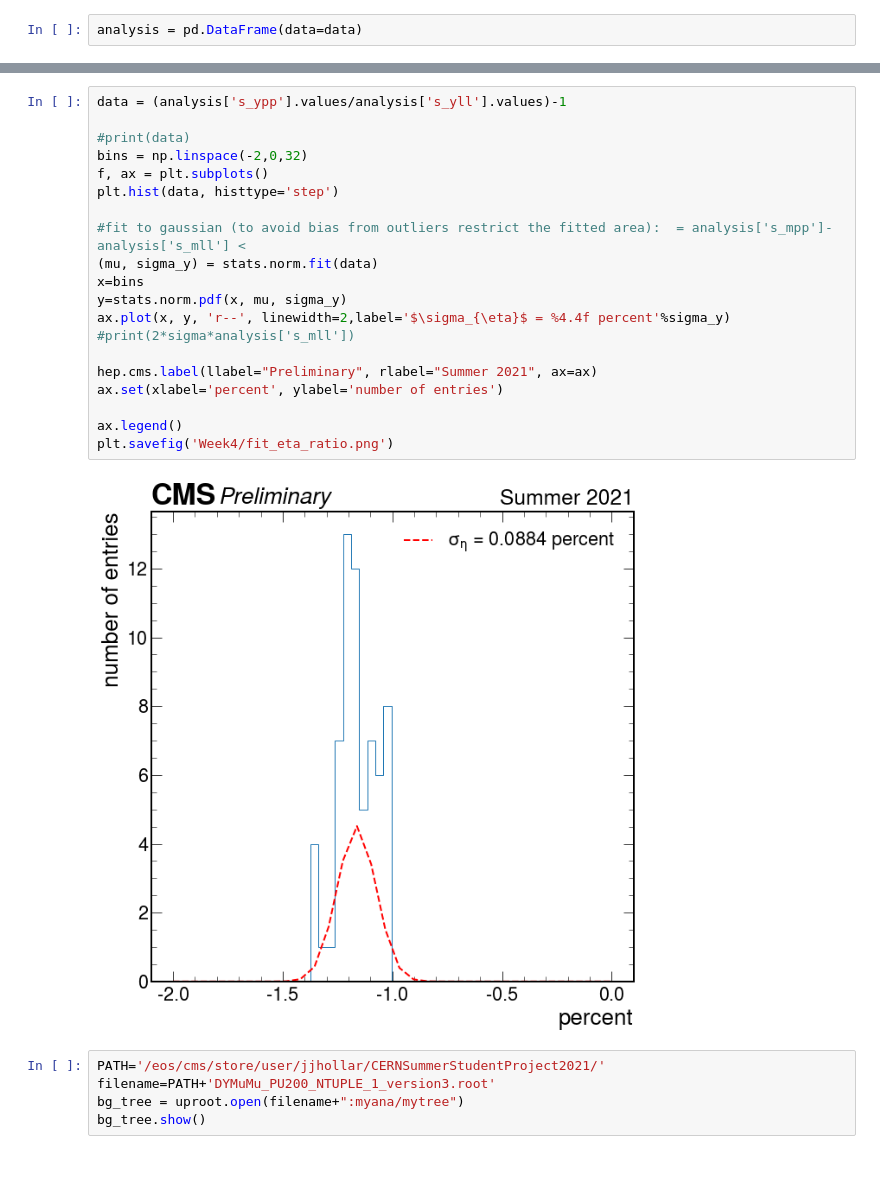
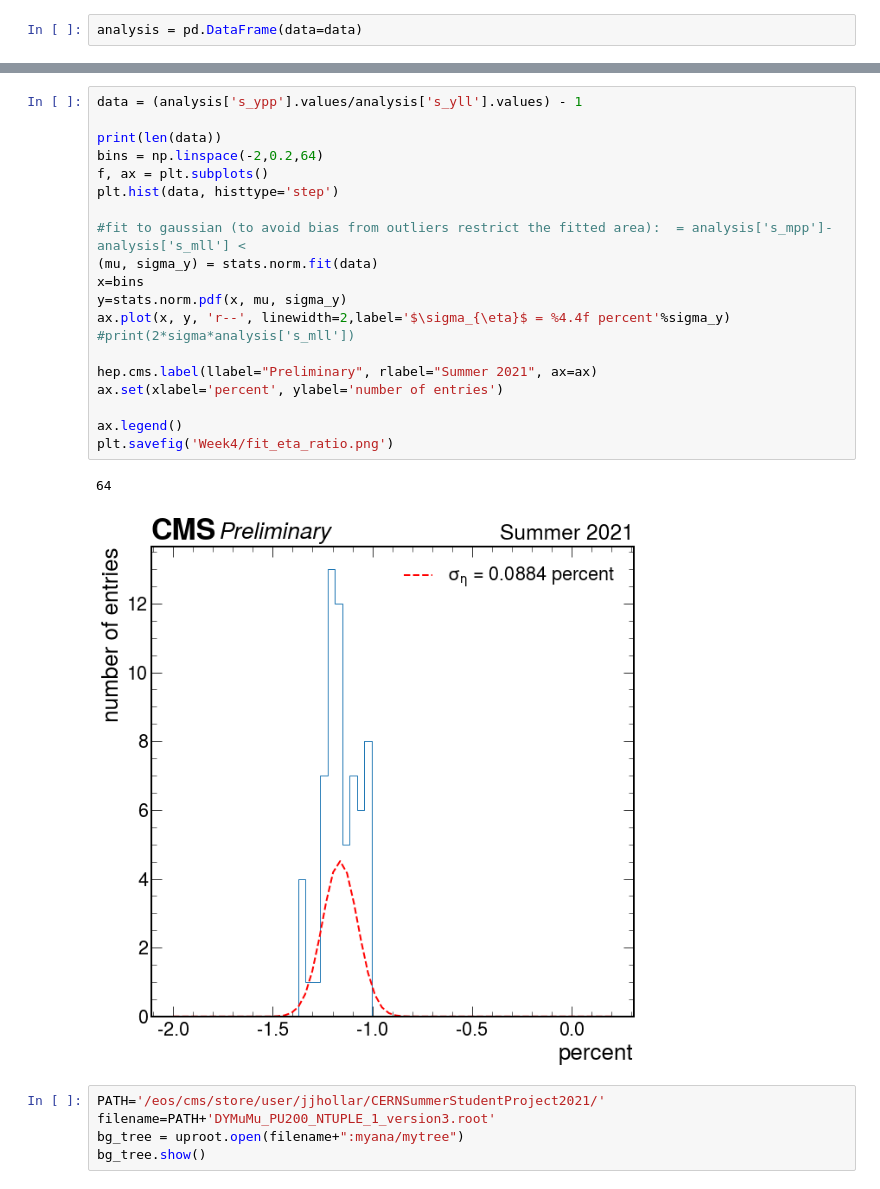
Before and after one commit to jloemker/SWAN, a Jupyter notebook: Analysis_Bg_Sig.ipynb, the cells around one changed output, grey strips where cells are left out. Drawn from its saved outputs; the diff is of its cells as text.

```diff
--- a/Analysis_Bg_Sig.ipynb
+++ b/Analysis_Bg_Sig.ipynb
@@ -235,25 +237,26 @@ plt.savefig('Week4/fit_mass_ratio.png')
 # %%
-data = (analysis['s_ypp'].values/analysis['s_yll'].values)-1
+data = (analysis['s_ypp'].values/analysis['s_yll'].values) - 1
 
-#print(data)
-bins = np.linspace(-2,0,32)
+print(len(data))
+bins = np.linspace(-2,0.2,64)
 f, ax = plt.subplots()
 plt.hist(data, histtype='step')
 
 #fit to gaussian (to avoid bias from outliers restrict the fitted area):  = analysis['s_mpp']-analysis['s_mll'] <
 (mu, sigma_y) = stats.norm.fit(data)
 x=bins
 y=stats.norm.pdf(x, mu, sigma_y)
 ax.plot(x, y, 'r--', linewidth=2,label='$\sigma_{\eta}$ = %4.4f percent'%sigma_y)
 #print(2*sigma*analysis['s_mll'])
 
 hep.cms.label(llabel="Preliminary", rlabel="Summer 2021", ax=ax)
 ax.set(xlabel='percent', ylabel='number of entries')
 
 ax.legend()
 plt.savefig('Week4/fit_eta_ratio.png')
 # %% [output]
+64
-[figure, old version]
+[figure, new version]
 # %%
 PATH='/eos/cms/store/user/jjhollar/CERNSummerStudentProject2021/'
 filename=PATH+'DYMuMu_PU200_NTUPLE_1_version3.root'
```
Also changed, not shown: parts of 12 cells of this notebook.
